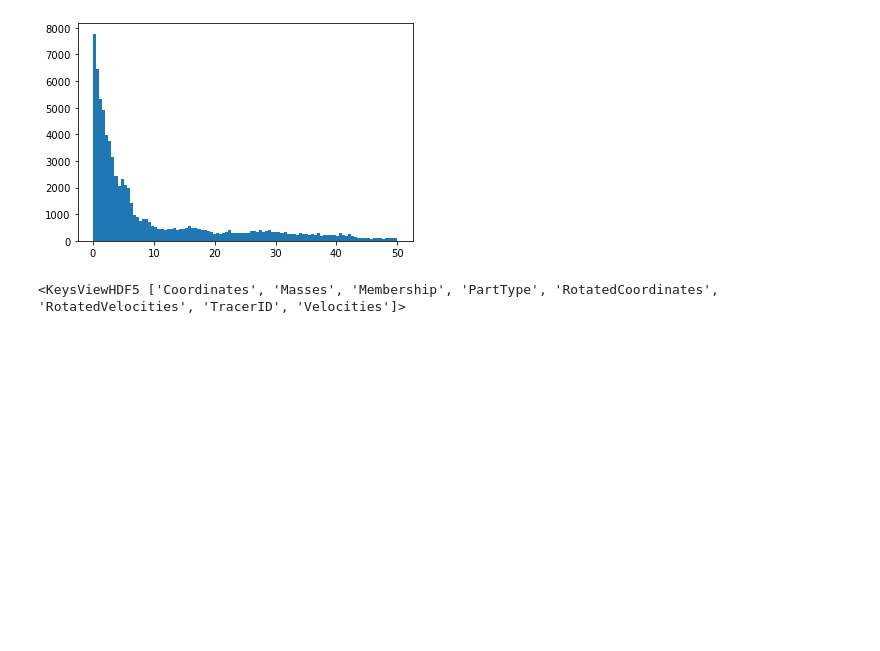
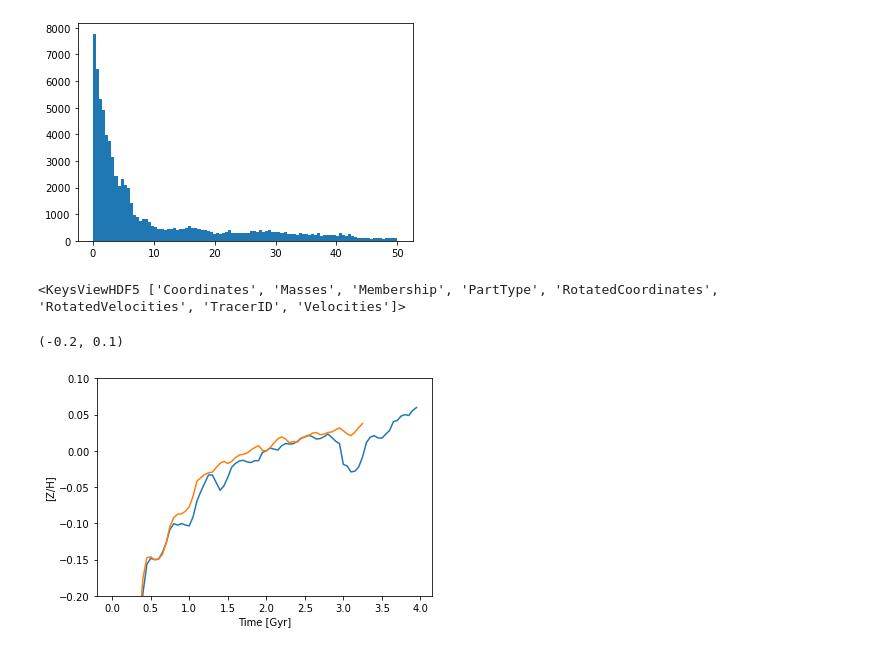
Before and after one commit to gusbeane/GSEgas, a Jupyter notebook: notebooks/MC_tracer.ipynb, the cells around one changed output. Saved outputs shown, nothing was run; the diff lists cells and outputs as text; code cells hidden in the pictures; blank space fills up the shorter version.

```diff
--- a/notebooks/MC_tracer.ipynb
+++ b/notebooks/MC_tracer.ipynb
@@ -392,3 +382,12 @@ f = h5.File(fname, mode='r')
 f['PartType5'].keys()
 # %% [output]
 <KeysViewHDF5 ['Coordinates', 'Masses', 'Membership', 'PartType', 'RotatedCoordinates', 'RotatedVelocities', 'TracerID', 'Velocities']>
+# %%
+plt.plot(Time, np.log10(MetalDisk/MetalDisk[40]))
+plt.plot(Timeiso, np.log10((MetalDiskiso/MetalDiskiso[40])))
+plt.xlabel('Time [Gyr]')
+plt.ylabel('[Z/H]')
+plt.ylim(-0.2, 0.1)
+# %% [output]
+(-0.2, 0.1)
+[figure, added]
```
Also changed, not shown: parts of 16 cells of this notebook, 4 other files.
